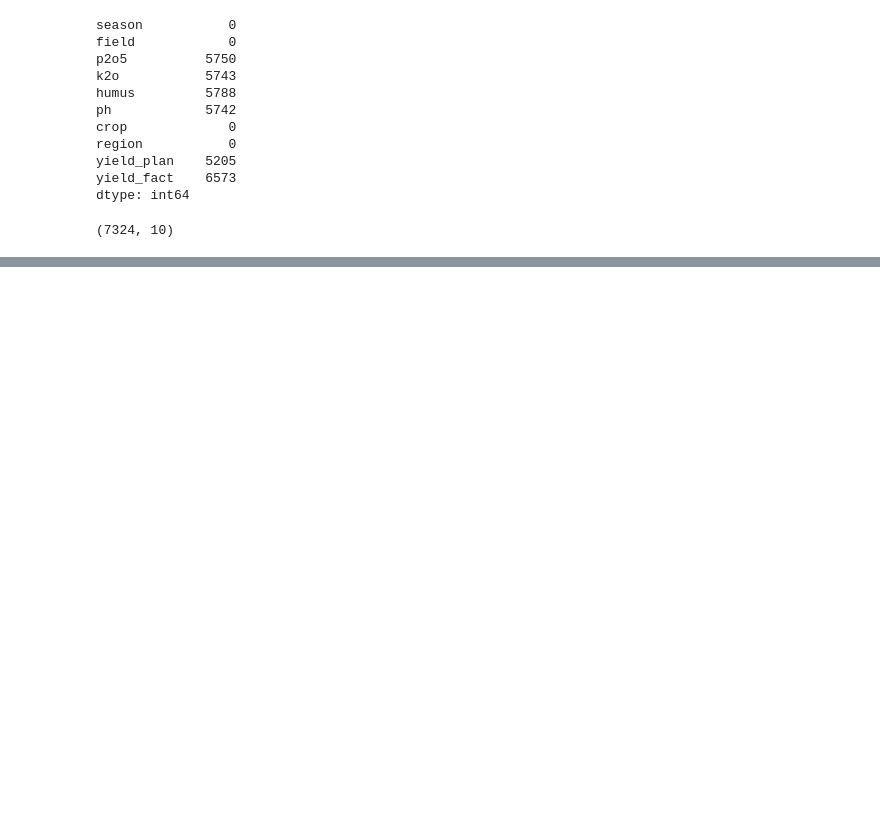
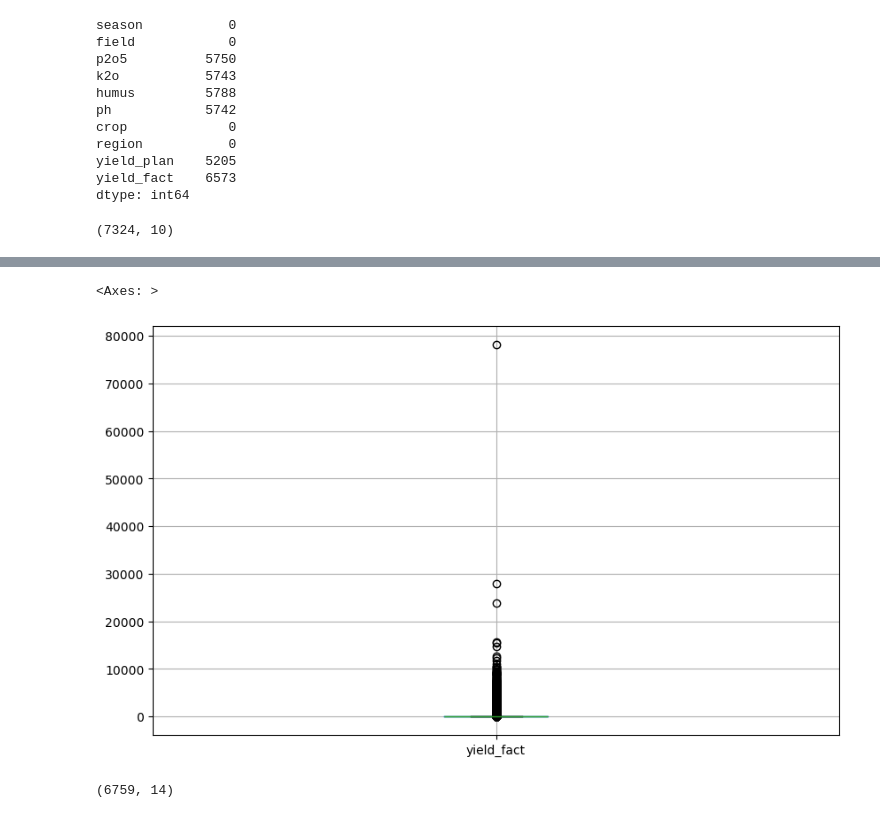
Before and after one commit to VladSunny/DANO_EKONIVA, a Jupyter notebook: notebooks/plan_fact_yield.ipynb, the cells around one changed output, grey strips where cells are left out. Cells and saved outputs as stored; diff of their text form; code cells hidden in the pictures; blank space fills up the shorter version.

```diff
--- a/notebooks/plan_fact_yield.ipynb
+++ b/notebooks/plan_fact_yield.ipynb
@@ -93,0 +111,5 @@ df['fact_plan_share_dif'] = df['yield_fact'] / df['yield_plan'] - 1
+# %%
+df.boxplot(column=['yield_fact'], figsize=(10, 6))
+# %% [output]
+<Axes: >
+[figure, added]
@@ -93,0 +126,4 @@ df['fact_plan_share_dif'] = df['yield_fact'] / df['yield_plan'] - 1
+# %%
+df.shape
+# %% [output]
+(6759, 14)
```
Also changed, not shown: parts of 12 cells of this notebook, 3 other files.
